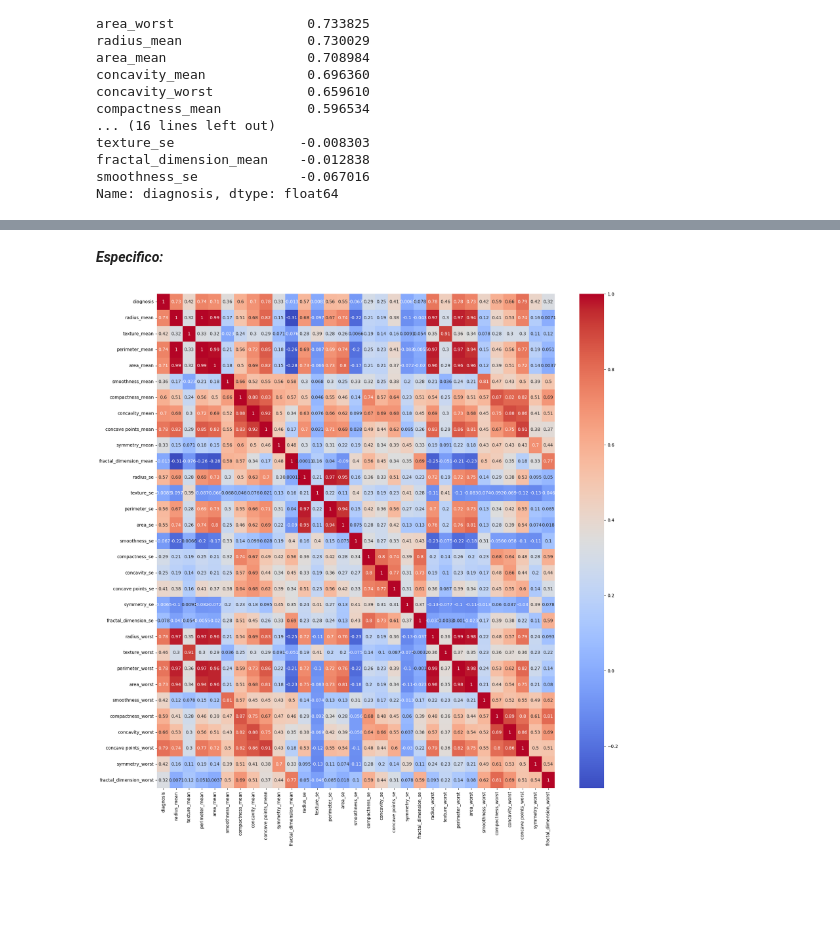
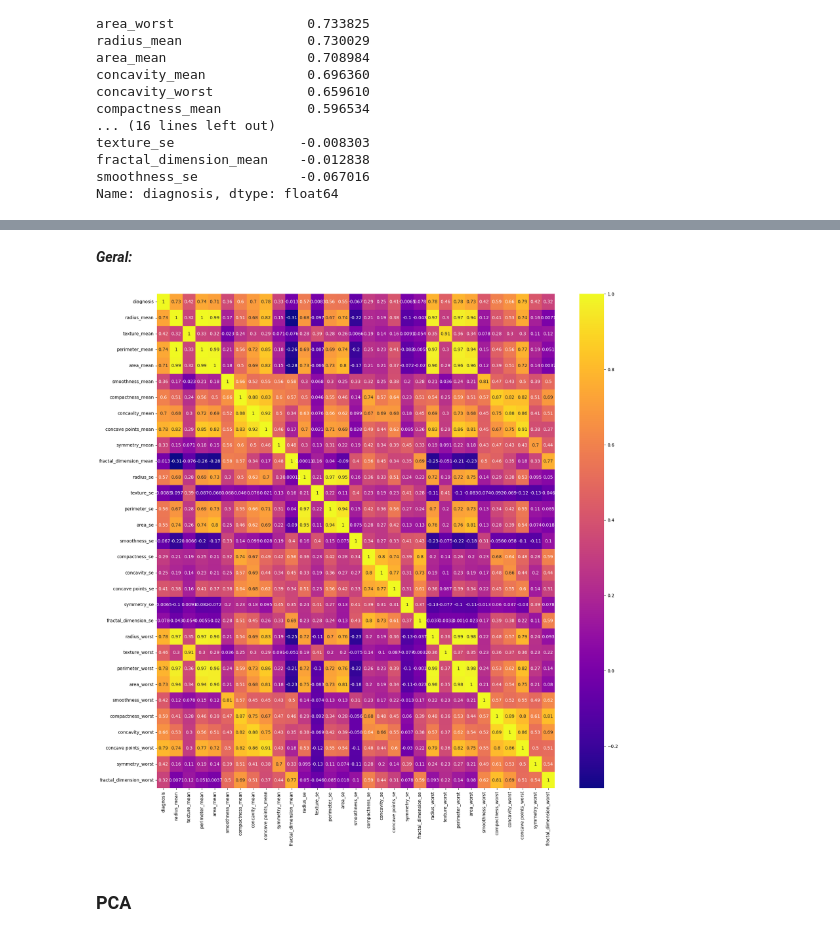
Before and after one commit to Gus-1003/DataScience, a Jupyter notebook: Análise_Dataset_Câncer-de-Mama/Analise_Dataset_Cancer_de_Mama.ipynb, the cells around one changed output, grey strips where cells are left out. Cells and saved outputs as stored; diff of their text form; code cells hidden in the pictures; blank space fills up the shorter version.

```diff
--- a/Análise_Dataset_Câncer-de-Mama/Analise_Dataset_Cancer_de_Mama.ipynb
+++ b/Análise_Dataset_Câncer-de-Mama/Analise_Dataset_Cancer_de_Mama.ipynb
@@ -319,22 +320,0 @@ No caso de um dataset de câncer de mama com 569 amostras e 31 atributos, o PCA
-# %%
-# Aplicação de um Algoritmo de PCA:
-
-# Normalizar os dados
-casos = (casos - casos.mean()) / casos.std()
-
-# Criar o objeto PCA
-pca = PCA()
-
-# Aplicar o PCA nos dados normalizados
-pca.fit(casos)
-
-# Obter as componentes principais
-componentes_principais = pca.components_
-
-# Obter a variação explicada por cada componente principal
-var_explicada = pca.explained_variance_ratio_
-
-# Imprimir as componentes principais e a variação explicada por cada uma
-for i, componente in enumerate(componentes_principais):
-    print('Analise da coluna ' + casos.columns[i] + ':', var_explicada[i])
-    print()
@@ -397,12 +381,14 @@ Name: diagnosis, dtype: float64
 # %% [markdown]
-***Especifico:***
+***Geral:***
 # %%
 # Definindo o tamanho da figura
 plt.figure(figsize=(20, 20))
 
 # Criando um mapa de calor da matriz de correlação
-sns.heatmap(casos.corr(), cmap='coolwarm', annot=True)
+sns.heatmap(casos.corr(), cmap='plasma', annot=True)
 
 plt.show()
 # %% [output]
-[figure, old version]
+[figure, new version]
+# %% [markdown]
+### PCA
```
Also changed, not shown: parts of 12 cells of this notebook.
